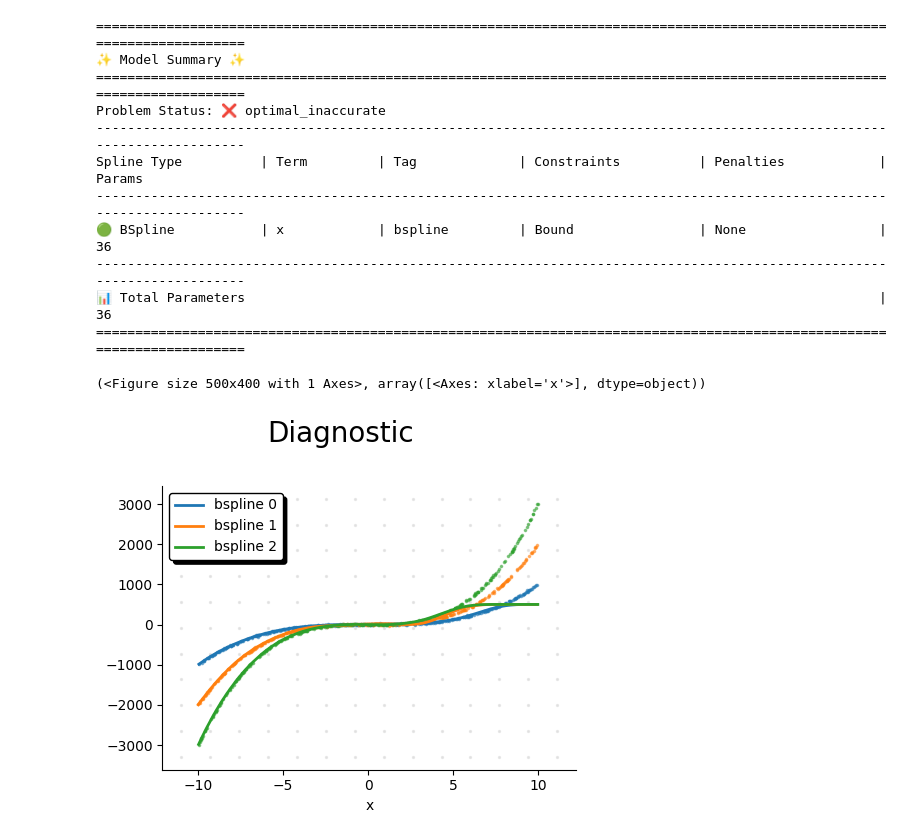
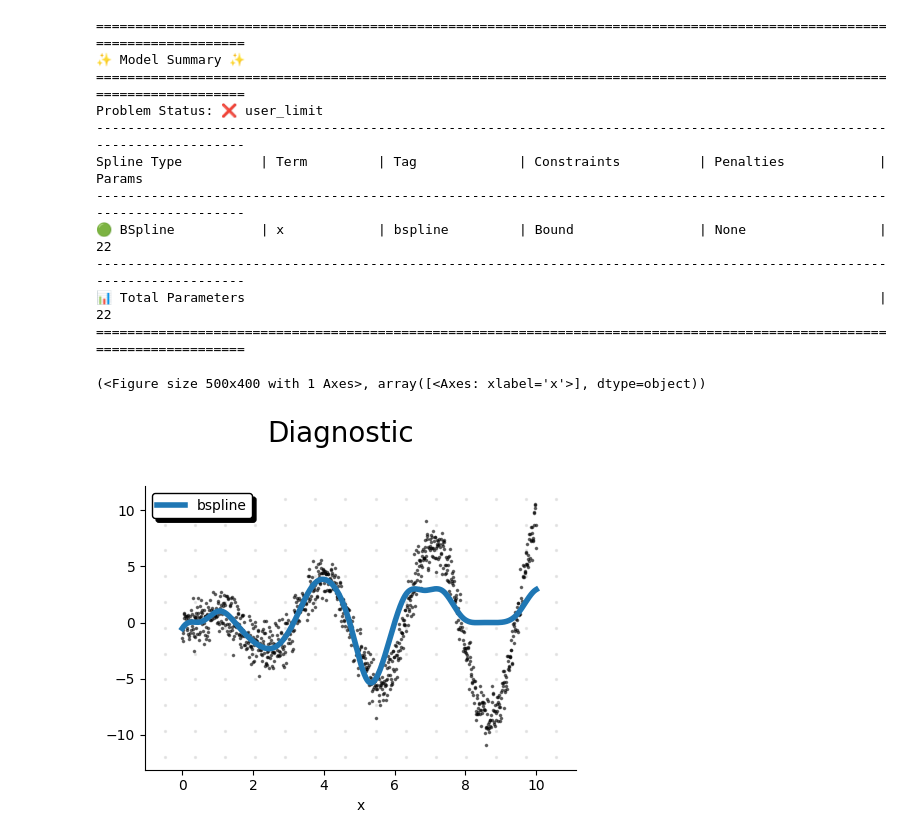
Before and after one commit to clarkmaio/lpspline, a Jupyter notebook: notebook/bound.ipynb, the cells around one changed output. Drawn from its saved outputs; the diff is of its cells as text; code cells hidden in the pictures.

```diff
--- a/notebook/bound.ipynb
+++ b/notebook/bound.ipynb
@@ -7,6 +7,5 @@ from lpspline.datasets import load_by_dataset
 from lpspline.constraints import Monotonic, Concave, Convex, Anchor, Bound
 from lpspline.viz import plot_diagnostic
 # %%
-X, y = load_by_dataset(samples=1000, type='cubic')
-
-plt.scatter(X['x'], y, alpha=.2)
+X = pl.DataFrame({'x': np.linspace(0, 10, 1000)})
+y = pl.Series(np.sin(X['x']*2) * X['x'] + np.random.normal(0, 1, 1000))
@@ -16,21 +12,21 @@ plt.scatter(X['x'], y, alpha=.2)
 # %%
 estimator = (
-    +bs(term='x', knots=10, by='by')
-        .add_constraint(Bound(lower=None, upper=500, n=1000, start=5, end=100))
+    +bs(term='x', knots=20)
+        .add_constraint(Bound(lower=0, upper=3, n=1000, start=6, end=100))
 )
 estimator.fit(X, y)
 plot_diagnostic(model=estimator, X=X, y=y)
 # %% [output]
 ========================================================================================================================
 ✨ Model Summary ✨
 ========================================================================================================================
-Problem Status: ❌ optimal_inaccurate
+Problem Status: ❌ user_limit
 ------------------------------------------------------------------------------------------------------------------------
 Spline Type          | Term         | Tag             | Constraints          | Penalties            | Params
 ------------------------------------------------------------------------------------------------------------------------
-🟢 BSpline           | x            | bspline         | Bound                | None                 | 36
+🟢 BSpline           | x            | bspline         | Bound                | None                 | 22
 ------------------------------------------------------------------------------------------------------------------------
-📊 Total Parameters                                                                                 | 36
+📊 Total Parameters                                                                                 | 22
 ========================================================================================================================
 (<Figure size 500x400 with 1 Axes>, array([<Axes: xlabel='x'>], dtype=object))
-[figure, old version]
+[figure, new version]
```
Also changed, not shown: parts of 1 cell of this notebook, 3 other files.
